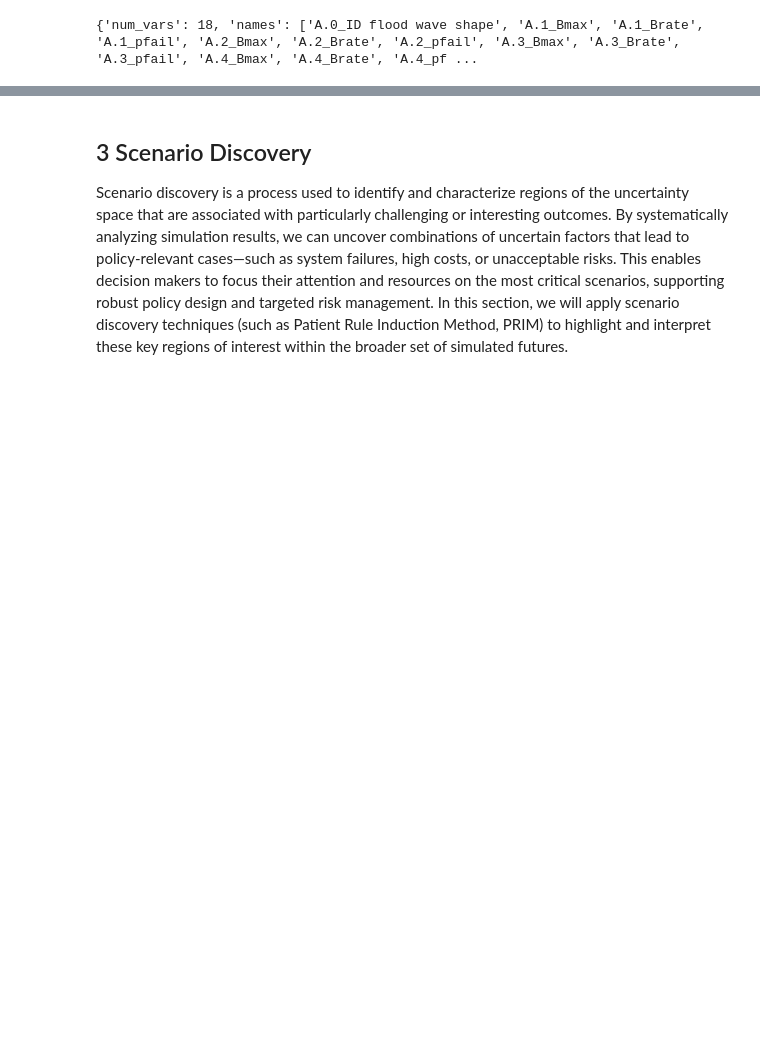
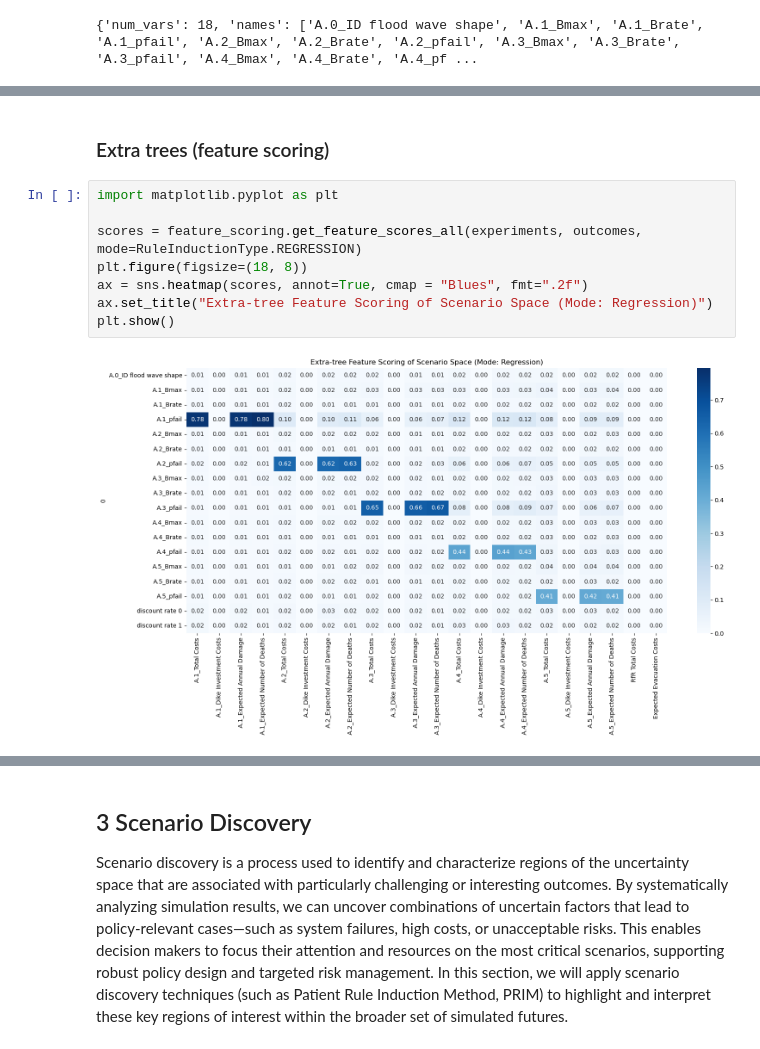
Before and after one commit to movephutthaphaiboon/epa141a-flood-policy-optimization-overijssel, a Jupyter notebook: final assignment/0_ScenarioAnalysis.ipynb, the cells around one changed output, grey strips where cells are left out. Saved outputs shown, nothing was run; the diff lists cells and outputs as text; blank space fills up the shorter version.

```diff
--- a/final assignment/0_ScenarioAnalysis.ipynb
+++ b/final assignment/0_ScenarioAnalysis.ipynb
@@ -602,0 +601,12 @@ plt.show()
+# %% [markdown]
+### Extra trees (feature scoring)
+# %%
+import matplotlib.pyplot as plt
+
+scores = feature_scoring.get_feature_scores_all(experiments, outcomes, mode=RuleInductionType.REGRESSION)
+plt.figure(figsize=(18, 8))
+ax = sns.heatmap(scores, annot=True, cmap = "Blues", fmt=".2f")
+ax.set_title("Extra-tree Feature Scoring of Scenario Space (Mode: Regression)")
+plt.show()
+# %% [output]
+[figure, added]
```
Also changed, not shown: parts of 10 cells of this notebook, 4 other files.
